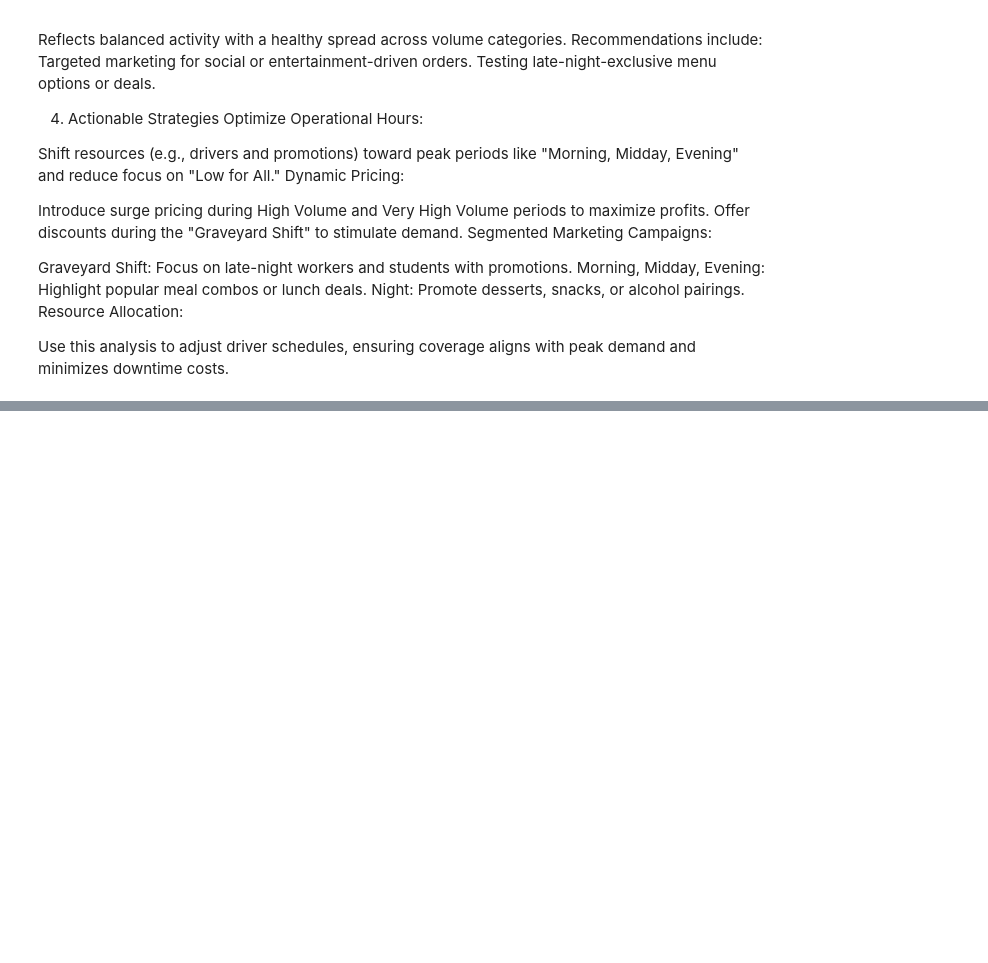
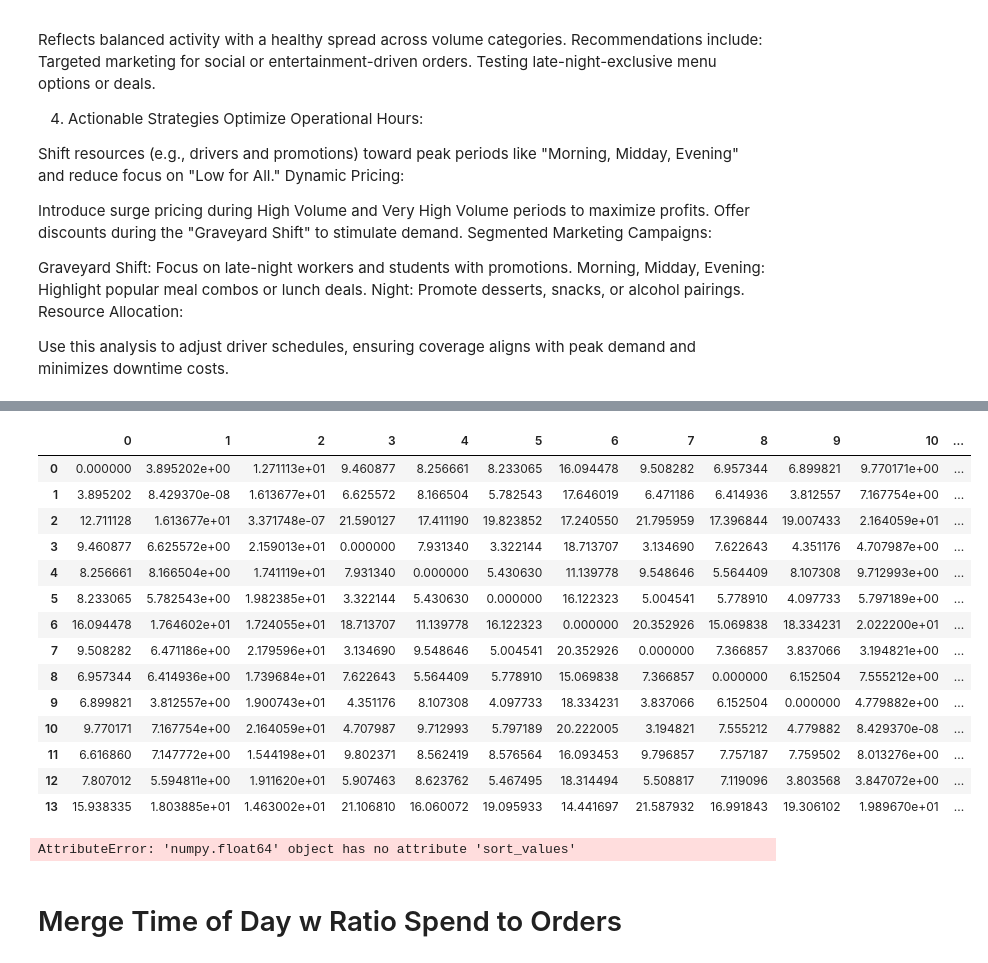
Before and after one commit to scarlson-sketch/Customer_Segmentation_Delivery_App, a Jupyter notebook: DM50/K-means.ipynb, the cells around one changed output, grey strips where cells are left out. Drawn from its saved outputs; the diff is of its cells as text; code cells hidden in the pictures; blank space fills up the shorter version.

```diff
--- a/DM50/K-means.ipynb
+++ b/DM50/K-means.ipynb
@@ -1001,3 +1255,13 @@ Night: Promote desserts, snacks, or alcohol pairings.
 Resource Allocation:
 
 Use this analysis to adjust driver schedules, ensuring coverage aligns with peak demand and minimizes downtime costs.
+# %%
+# Assign labels to the original DataFrame
+df_scaled_new['time_of_day_labels'] = time_of_day_labels
+df_scaled_new['order_volume_labels'] = order_volume_labels
+
+# Compute centroids for each combination of clusters
+df_centroids = df_scaled_new.groupby(['time_of_day_labels', 'order_volume_labels']).mean().reset_index()
+
+# Display the resulting centroids DataFrame
+df_centroids
@@ -1003,0 +1285,29 @@ Use this analysis to adjust driver schedules, ensuring coverage aligns with peak
+# %%
+from sklearn.metrics import pairwise_distances
+
+# Computing the euclidean distance matrix between the centroids
+centroid_dists = euclidean = pairwise_distances(df_centroids)
+
+df_dists = pd.DataFrame(
+    centroid_dists,
+    columns=df_centroids.index,
+    index=df_centroids.index
+)
+
+df_dists
+# %% [output]
+|  | 0 | 1 | 2 | 3 | 4 | 5 | 6 | 7 | 8 | 9 | 10 | ... |
+| 0 | 0.000000 | 3.895202e+00 | 1.271113e+01 | 9.460877 | 8.256661 | 8.233065 | 16.094478 | 9.508282 | 6.957344 | 6.899821 | 9.770171e+00 | ... |
+| 1 | 3.895202 | 8.429370e-08 | 1.613677e+01 | 6.625572 | 8.166504 | 5.782543 | 17.646019 | 6.471186 | 6.414936 | 3.812557 | 7.167754e+00 | ... |
+| 2 | 12.711128 | 1.613677e+01 | 3.371748e-07 | 21.590127 | 17.411190 | 19.823852 | 17.240550 | 21.795959 | 17.396844 | 19.007433 | 2.164059e+01 | ... |
+| 3 | 9.460877 | 6.625572e+00 | 2.159013e+01 | 0.000000 | 7.931340 | 3.322144 | 18.713707 | 3.134690 | 7.622643 | 4.351176 | 4.707987e+00 | ... |
+| 4 | 8.256661 | 8.166504e+00 | 1.741119e+01 | 7.931340 | 0.000000 | 5.430630 | 11.139778 | 9.548646 | 5.564409 | 8.107308 | 9.712993e+00 | ... |
+| 5 | 8.233065 | 5.782543e+00 | 1.982385e+01 | 3.322144 | 5.430630 | 0.000000 | 16.122323 | 5.004541 | 5.778910 | 4.097733 | 5.797189e+00 | ... |
+| 6 | 16.094478 | 1.764602e+01 | 1.724055e+01 | 18.713707 | 11.139778 | 16.122323 | 0.000000 | 20.352926 | 15.069838 | 18.334231 | 2.022200e+01 | ... |
+| 7 | 9.508282 | 6.471186e+00 | 2.179596e+01 | 3.134690 | 9.548646 | 5.004541 | 20.352926 | 0.000000 | 7.366857 | 3.837066 | 3.194821e+00 | ... |
+| 8 | 6.957344 | 6.414936e+00 | 1.739684e+01 | 7.622643 | 5.564409 | 5.778910 | 15.069838 | 7.366857 | 0.000000 | 6.152504 | 7.555212e+00 | ... |
+| 9 | 6.899821 | 3.812557e+00 | 1.900743e+01 | 4.351176 | 8.107308 | 4.097733 | 18.334231 | 3.837066 | 6.152504 | 0.000000 | 4.779882e+00 | ... |
+| 10 | 9.770171 | 7.167754e+00 | 2.164059e+01 | 4.707987 | 9.712993 | 5.797189 | 20.222005 | 3.194821 | 7.555212 | 4.779882 | 8.429370e-08 | ... |
+| 11 | 6.616860 | 7.147772e+00 | 1.544198e+01 | 9.802371 | 8.562419 | 8.576564 | 16.093453 | 9.796857 | 7.757187 | 7.759502 | 8.013276e+00 | ... |
+| 12 | 7.807012 | 5.594811e+00 | 1.911620e+01 | 5.907463 | 8.623762 | 5.467495 | 18.314494 | 5.508817 | 7.119096 | 3.803568 | 3.847072e+00 | ... |
+| 13 | 15.938335 | 1.803885e+01 | 1.463002e+01 | 21.106810 | 16.060072 | 19.095933 | 14.441697 | 21.587932 | 16.991843 | 19.306102 | 1.989670e+01 | ... |
@@ -1003,0 +1316,13 @@ Use this analysis to adjust driver schedules, ensuring coverage aligns with peak
+# %%
+source_target = {}
+
+for clus in to_merge:
+    # If cluster to merge (source) has not yet been used as target
+    if clus not in source_target.values():
+        # Add this cluster to source_target map as key
+        # Use the cluster with the smallest distance to it as value
+        source_target[clus] = df_dists.loc[clus].sort_values().index[1]
+
+source_target
+# %% [output]
+AttributeError: 'numpy.float64' object has no attribute 'sort_values'
@@ -1003,0 +1337,2 @@ Use this analysis to adjust driver schedules, ensuring coverage aligns with peak
+# %% [markdown]
+# Merge Time of Day w Ratio Spend to Orders
```
Also changed, not shown: parts of 22 cells of this notebook, 2 other files.
